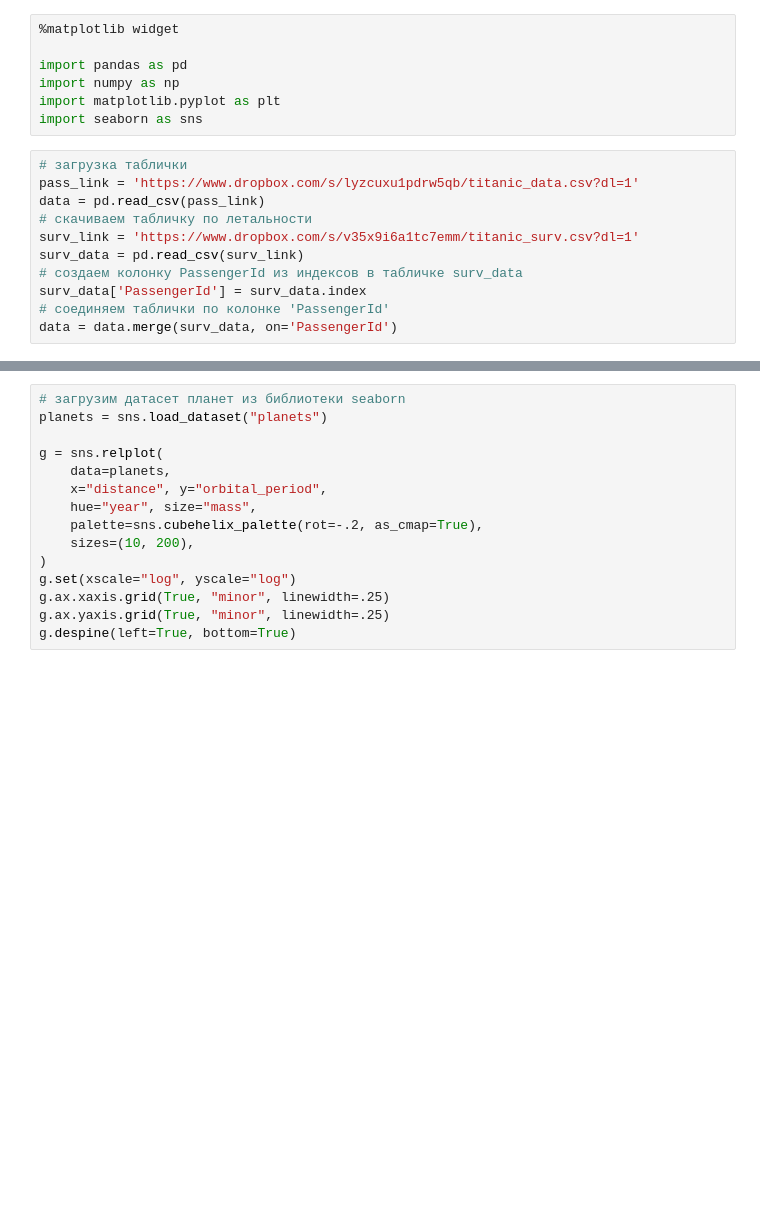
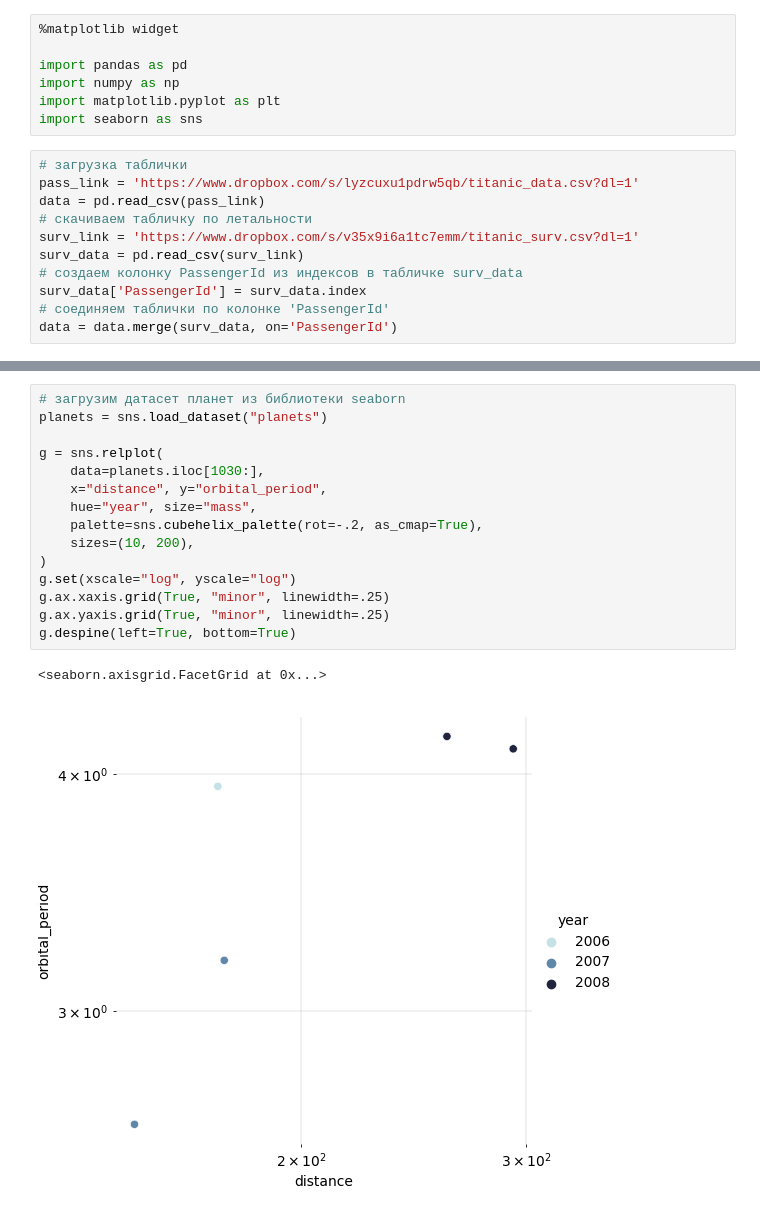
Before and after one commit to NicholayKurbatov/LearnPython-AsA-Physicist, a Jupyter notebook: templates/2. data visualisation/data-plots.ipynb, the cells around one changed output, grey strips where cells are left out. Drawn from its saved outputs; the diff is of its cells as text; blank space fills up the shorter version.

```diff
--- a/templates/2. data visualisation/data-plots.ipynb
+++ b/templates/2. data visualisation/data-plots.ipynb
@@ -28,18 +57,21 @@ plt.legend()
 # %%
 # загрузим датасет планет из библиотеки seaborn
 planets = sns.load_dataset("planets")
 
 g = sns.relplot(
-    data=planets,
+    data=planets.iloc[1030:],
     x="distance", y="orbital_period",
     hue="year", size="mass",
     palette=sns.cubehelix_palette(rot=-.2, as_cmap=True),
     sizes=(10, 200),
 )
 g.set(xscale="log", yscale="log")
 g.ax.xaxis.grid(True, "minor", linewidth=.25)
 g.ax.yaxis.grid(True, "minor", linewidth=.25)
 g.despine(left=True, bottom=True)
+# %% [output]
+<seaborn.axisgrid.FacetGrid at 0x...>
+[figure, added]
 # %%
 # линейный график
 rs = np.random.RandomState(365)
```
Also changed, not shown: parts of 10 cells of this notebook, 6 other files.
